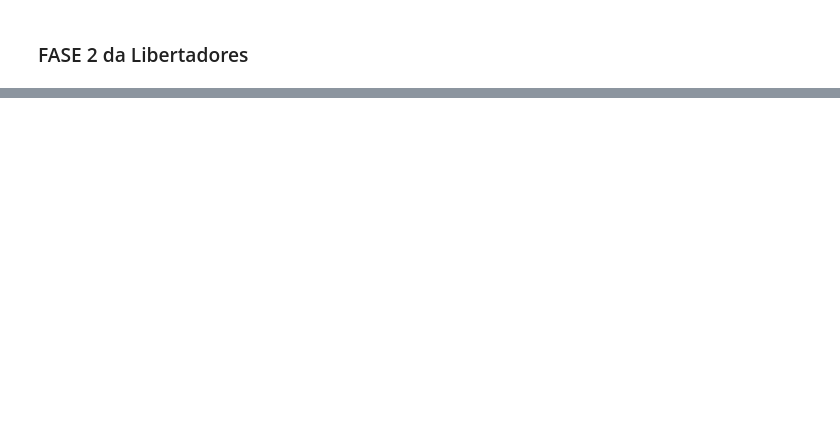
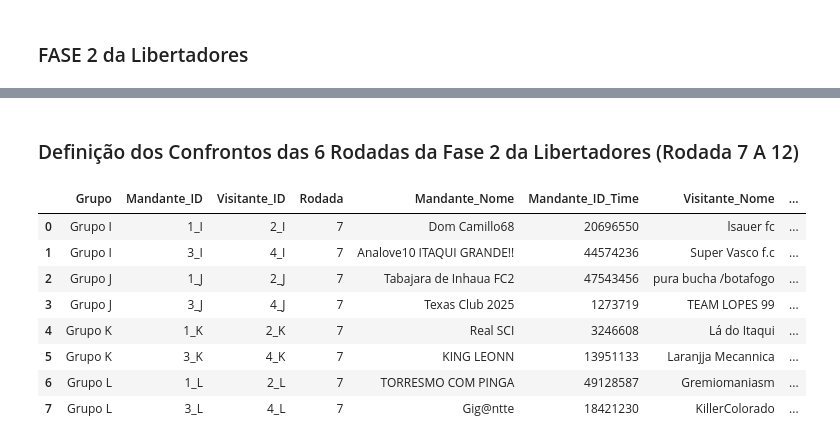
Before and after one commit to FernandoBC23/cartola_fbc, a Jupyter notebook: libertadores/datasets_liberta/2_busca_dados_liberta_fase_2.ipynb, the cells around one changed output, grey strips where cells are left out. Saved outputs shown, nothing was run; the diff lists cells and outputs as text; code cells hidden in the pictures; blank space fills up the shorter version.

Commit message:
Atualização Fase 2 Liberta
Ajustando a Fase 2 da Libertadores

```diff
--- a/libertadores/datasets_liberta/2_busca_dados_liberta_fase_2.ipynb
+++ b/libertadores/datasets_liberta/2_busca_dados_liberta_fase_2.ipynb
@@ -424,0 +3,11 @@ Name: count, dtype: int64
+# %%
+import cartolafc
+import pandas as pd
+from difflib import get_close_matches
+import json
+
+pd.set_option('display.max_columns', 50)            # permite a visualização de 50 colunas do dataframe
+pd.options.display.float_format = '{:.2f}'.format   # pandas: para todos os números aparecerem com duas casas decimais
+
+# Cria uma instância da API
+api = cartolafc.Api(attempts=5)
@@ -424,0 +96,2 @@ Name: count, dtype: int64
+# %% [markdown]
+### Definição dos Confrontos das 6 Rodadas da Fase 2 da Libertadores (Rodada 7 A 12)
@@ -424,0 +218,17 @@ Name: count, dtype: int64
+# %%
+# Transformar em DataFrame
+df_confrontos = pd.DataFrame(confrontos_1a_rodada, columns=["Grupo", "Mandante_ID", "Visitante_ID"])
+
+# Junta com df_torneio para buscar dados dos mandantes
+df_mandantes = df_torneio.rename(columns={
+    "ID no Grupo": "Mandante_ID",
+    "Nome do Time": "Mandante_Nome",
+    "ID do Time": "Mandante_ID_Time"
+})[["Grupo", "Mandante_ID", "Mandante_Nome", "Mandante_ID_Time"]]
+
+# Junta com df_torneio para buscar dados dos visitantes
+df_visitantes = df_torneio.rename(columns={
+    "ID no Grupo": "Visitante_ID",
+    "Nome do Time": "Visitante_Nome",
+    "ID do Time": "Visitante_ID_Time"
+})[["Grupo", "Visitante_ID", "Visitante_Nome", "Visitante_ID_Time"]]
@@ -424,0 +273,27 @@ Name: count, dtype: int64
+# %%
+df_rodadas = pd.concat([
+    df_rodada_1,
+    df_rodada_2,
+    df_rodada_3,
+    df_rodada_4,
+    df_rodada_5,
+    df_rodada_6
+], ignore_index=True)
+
+# Ajustar a numeração da rodada para refletir as rodadas do Cartola (Rodada 7 até 12)
+df_rodadas["Rodada"] = df_rodadas["Rodada"] + 6  # Ex: 1 -> 7, 2 -> 8, ..., 6 -> 12
+
+df_rodadas.to_excel("confrontos_fase_1_libertadores.xlsx", index=False)
+
+# Exibir os confrontos da fase 1
+display(df_rodadas.head(8))
+# %% [output]
+|  | Grupo | Mandante_ID | Visitante_ID | Rodada | Mandante_Nome | Mandante_ID_Time | Visitante_Nome | ... |
+| 0 | Grupo I | 1_I | 2_I | 7 | Dom Camillo68 | 20696550 | lsauer fc | ... |
+| 1 | Grupo I | 3_I | 4_I | 7 | Analove10 ITAQUI GRANDE!! | 44574236 | Super Vasco f.c | ... |
+| 2 | Grupo J | 1_J | 2_J | 7 | Tabajara de Inhaua FC2 | 47543456 | pura bucha /botafogo | ... |
+| 3 | Grupo J | 3_J | 4_J | 7 | Texas Club 2025 | 1273719 | TEAM LOPES 99 | ... |
+| 4 | Grupo K | 1_K | 2_K | 7 | Real SCI | 3246608 | Lá do Itaqui | ... |
+| 5 | Grupo K | 3_K | 4_K | 7 | KING LEONN | 13951133 | Laranjja Mecannica | ... |
+| 6 | Grupo L | 1_L | 2_L | 7 | TORRESMO COM PINGA | 49128587 | Gremiomaniasm | ... |
+| 7 | Grupo L | 3_L | 4_L | 7 | Gig@ntte | 18421230 | KillerColorado | ... |
```
Also changed, not shown: parts of 30 cells of this notebook, 14 other files.
